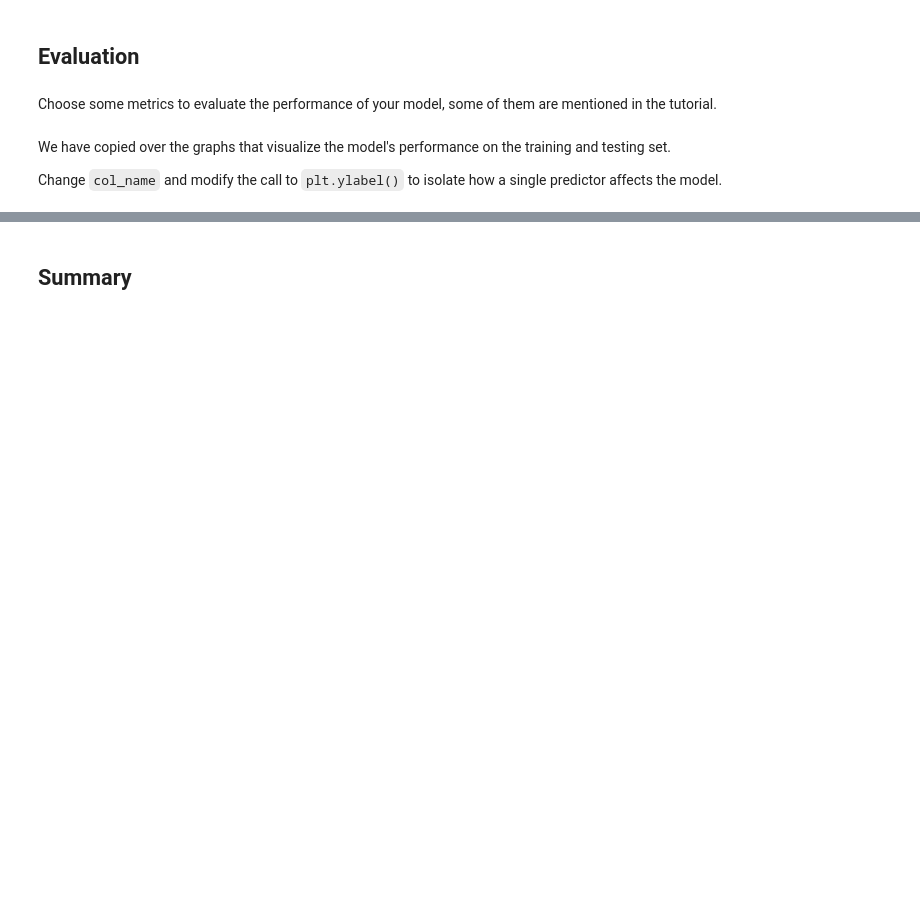
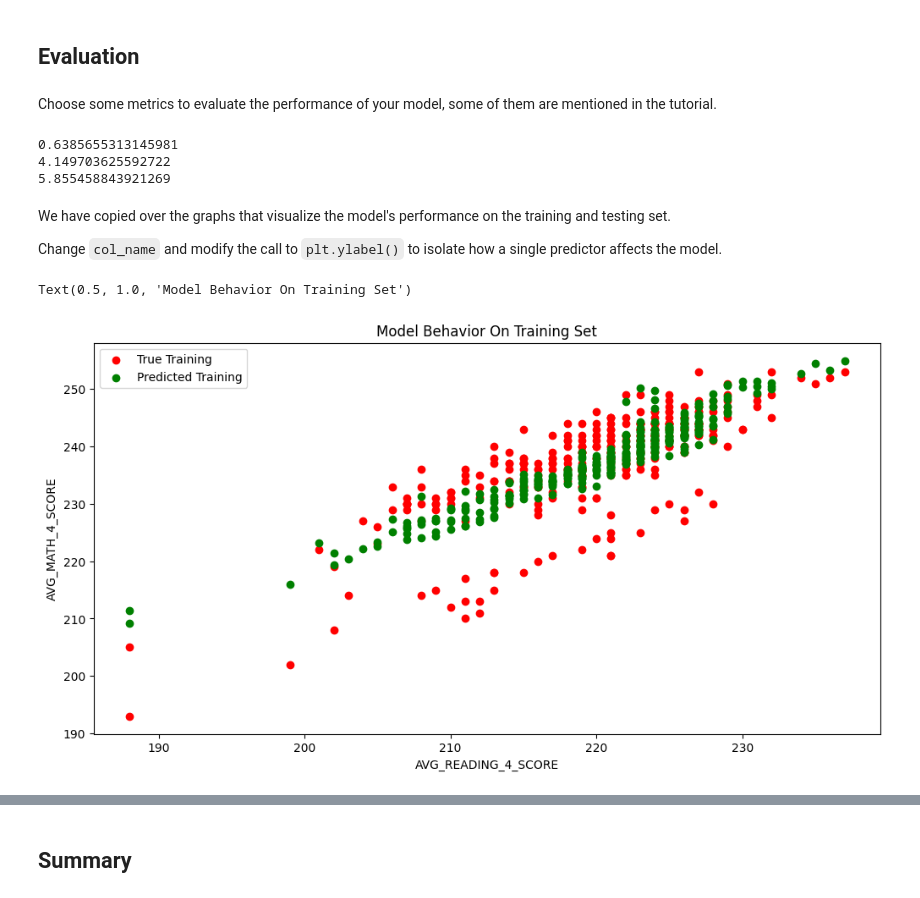
Before and after one commit to jdhirsch/MDST-Tutorial, a Jupyter notebook: tutorial1/checkpoint1.ipynb, the cells around one changed output, grey strips where cells are left out. Drawn from its saved outputs; the diff is of its cells as text; code cells hidden in the pictures; blank space fills up the shorter version.

```diff
--- a/tutorial1/checkpoint1.ipynb
+++ b/tutorial1/checkpoint1.ipynb
@@ -209 +211,7 @@ y = df.loc[X.index]['AVG_MATH_4_SCORE']
+# %%
+#using predictors from above within machine learning model
+X = df[['AVG_READING_4_SCORE','INSTRUC_EXPENDITURE_PER_STUDENT']].dropna()
+y = df.loc[X.index]['AVG_MATH_4_SCORE']
+#skewed left so gives more accurate filled values
+y.fillna(y.median(), inplace=True)
 # %%
@@ -231,19 +263,33 @@ model.score(X_test, y_test)
 ## Evaluation
 # %% [markdown]
 Choose some metrics to evaluate the performance of your model, some of them are mentioned in the tutorial.
+# %%
+print(np.mean(model.predict(X_test)-y_test))
+print(np.mean(np.abs(model.predict(X_test)-y_test)))
+print(np.mean((model.predict(X_test)-y_test)**2)**0.5)
+#i really struggled understanding machine learning in general which confused me for the metrics, so i just used the same
+#as the tutorial. i utilized office hours for help but this was my biggest weakness and i think my ability will grow with more
+#practice and time
+# %% [output]
+0.6385655313145981
+4.149703625592722
+5.855458843921269
 # %% [markdown]
 We have copied over the graphs that visualize the model's performance on the training and testing set.
 
 Change `col_name` and modify the call to `plt.ylabel()` to isolate how a single predictor affects the model.
 # %%
-# col_name = 'COLUMN NAME OF ONE PREDICTOR'
+col_name = 'AVG_READING_4_SCORE'
 
-# f = plt.figure(figsize=(12,6))
-# plt.scatter(X_train[col_name], y_train, color = "red")
-# plt.scatter(X_train[col_name], model.predict(X_train), color = "green")
+f = plt.figure(figsize=(12,6))
+plt.scatter(X_train[col_name], y_train, color = "red")
+plt.scatter(X_train[col_name], model.predict(X_train), color = "green")
 
-# plt.legend(['True Training','Predicted Training'])
-# plt.xlabel(col_name)
-# plt.ylabel('NAME OF THE PREDICTOR')
-# plt.title("Model Behavior On Training Set")
+plt.legend(['True Training','Predicted Training'])
+plt.xlabel(col_name)
+plt.ylabel('AVG_MATH_4_SCORE')
+plt.title("Model Behavior On Training Set")
+# %% [output]
+Text(0.5, 1.0, 'Model Behavior On Training Set')
+[figure, added]
 # %%
```
Also changed, not shown: parts of 14 cells of this notebook.
